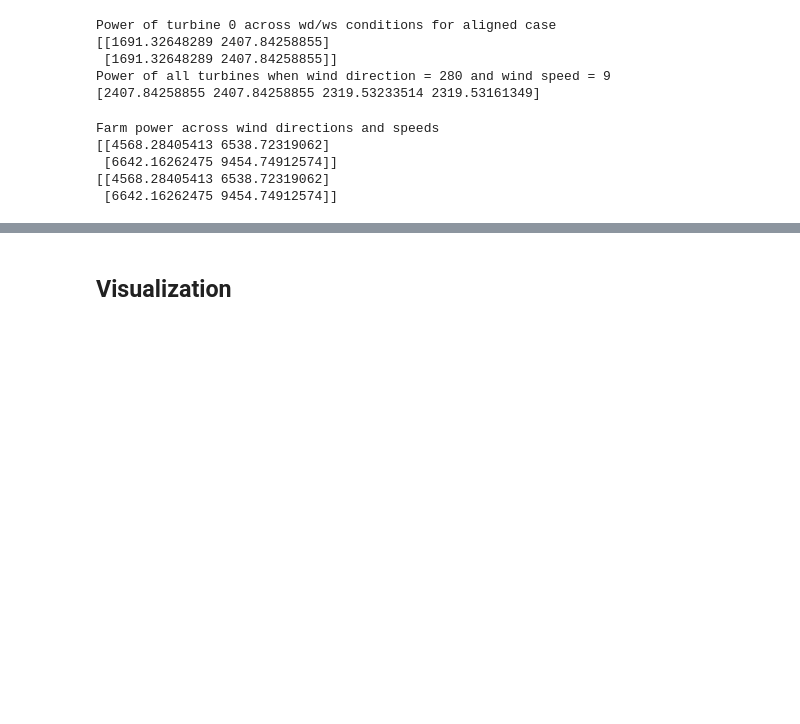
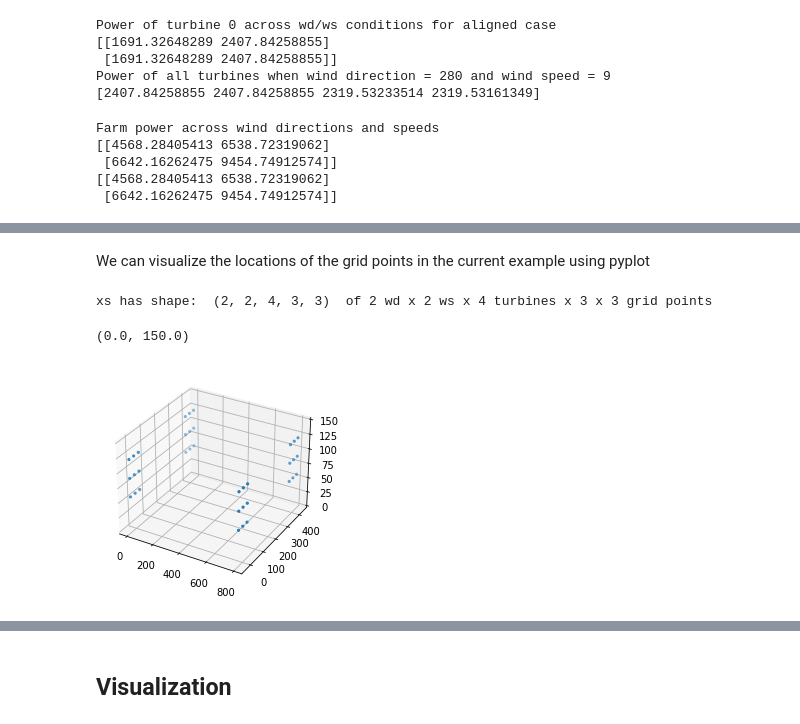
Before and after one commit to NREL/floris, a Jupyter notebook: examples/__getting_started.ipynb, the cells around one changed output, grey strips where cells are left out. Drawn from its saved outputs; the diff is of its cells as text; code cells hidden in the pictures; blank space fills up the shorter version.

Commit message:
adding grid visualization to notebook

```diff
--- a/examples/__getting_started.ipynb
+++ b/examples/__getting_started.ipynb
@@ -147,0 +154,24 @@ Farm power across wind directions and speeds
+# %% [markdown]
+We can visualize the locations of the grid points in the current example using pyplot
+# %%
+# Get the grid points
+xs = fi.floris.grid.x
+ys = fi.floris.grid.y
+zs = fi.floris.grid.z
+
+# Consider the shape
+print('xs has shape: ',xs.shape, ' of 2 wd x 2 ws x 4 turbines x 3 x 3 grid points')
+
+# Lets plot just one wd/ws conditions
+xs = xs[0,0,:,:,:]
+ys = ys[0,0,:,:,:]
+zs = zs[0,0,:,:,:]
+
+fig = plt.figure()
+ax = fig.add_subplot(111, projection="3d")
+ax.scatter(xs, ys, zs, marker=".")
+ax.set_zlim([0, 150])
+# %% [output]
+xs has shape:  (2, 2, 4, 3, 3)  of 2 wd x 2 ws x 4 turbines x 3 x 3 grid points
+(0.0, 150.0)
+[figure, added]
```
Also changed, not shown: parts of 3 cells of this notebook.
